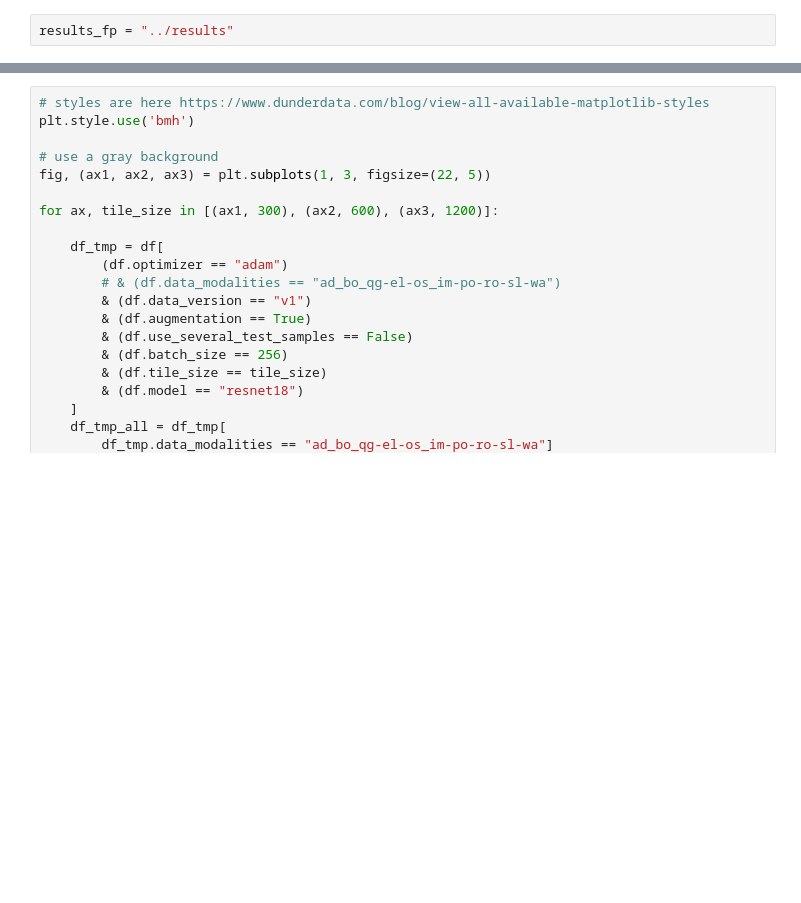
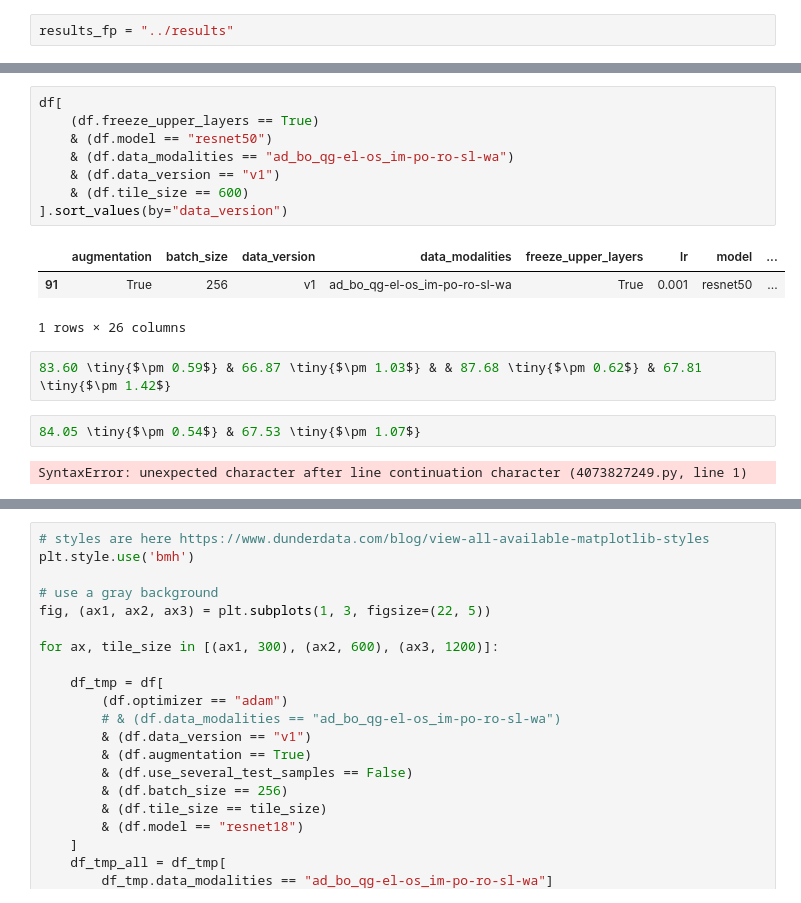
Before and after one commit to narthnil/b2p-siteident, a Jupyter notebook: notebooks/Supervised ablation plots.ipynb, the cells around one changed output, grey strips where cells are left out. Saved outputs shown, nothing was run; the diff lists cells and outputs as text; blank space fills up the shorter version.

```diff
--- a/notebooks/Supervised ablation plots.ipynb
+++ b/notebooks/Supervised ablation plots.ipynb
@@ -98,0 +166,18 @@ df = pd.DataFrame(model_results_tab[1:], columns=model_results_tab[0])
+# %%
+df[
+    (df.freeze_upper_layers == True)
+    & (df.model == "resnet50")
+    & (df.data_modalities == "ad_bo_qg-el-os_im-po-ro-sl-wa")
+    & (df.data_version == "v1")
+    & (df.tile_size == 600)
+].sort_values(by="data_version")
+# %% [output]
+|  | augmentation | batch_size | data_version | data_modalities | freeze_upper_layers | lr | model | ... |
+| 91 | True | 256 | v1 | ad_bo_qg-el-os_im-po-ro-sl-wa | True | 0.001 | resnet50 | ... |
+1 rows × 26 columns
+# %%
+83.60 \tiny{$\pm 0.59$} & 66.87 \tiny{$\pm 1.03$} & & 87.68 \tiny{$\pm 0.62$} & 67.81 \tiny{$\pm 1.42$}
+# %%
+84.05 \tiny{$\pm 0.54$} & 67.53 \tiny{$\pm 1.07$}
+# %% [output]
+SyntaxError: unexpected character after line continuation character (4073827249.py, line 1)
```
Also changed, not shown: parts of 10 cells of this notebook, 6 other files.
